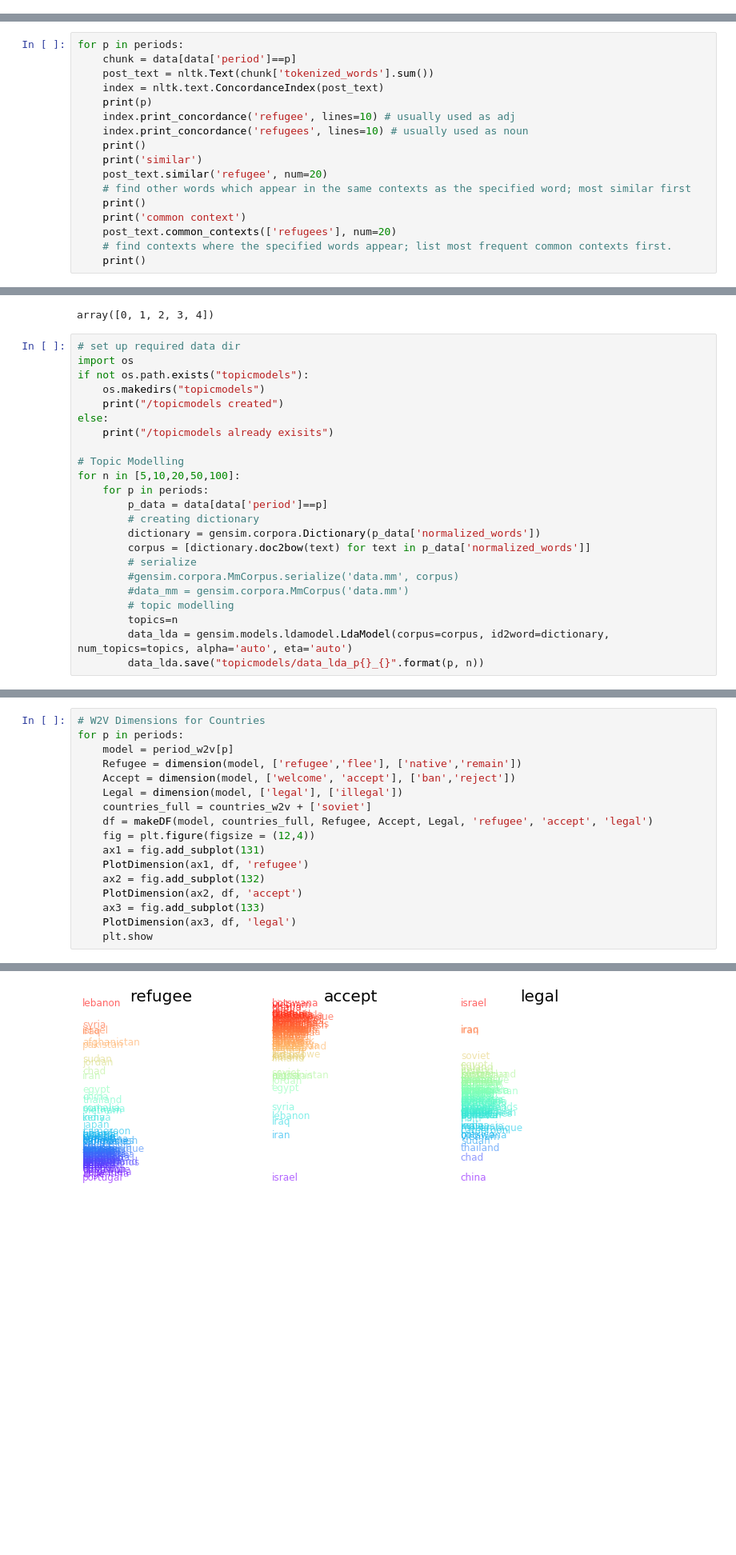
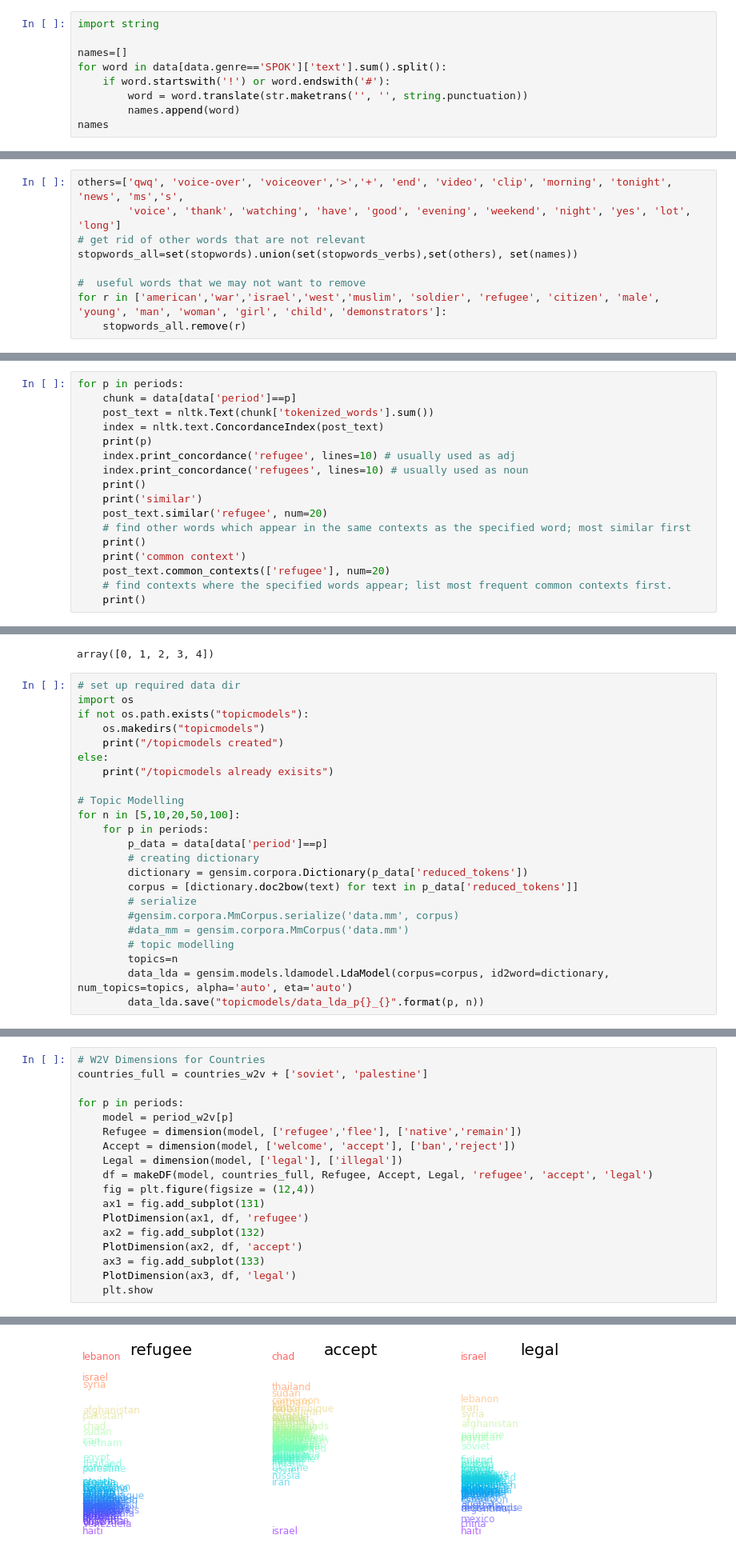
Before and after one commit to rachel-ker/refugeediscourse, a Jupyter notebook: data_analysis.ipynb, the cells around one changed output, grey strips where cells are left out. Shown at 80% size. Drawn from its saved outputs; the diff is of its cells as text; blank space fills up the shorter version.

```diff
--- a/data_analysis.ipynb
+++ b/data_analysis.ipynb
@@ -56,0 +61,9 @@ data.head()
+# %%
+import string
+
+names=[]
+for word in data[data.genre=='SPOK']['text'].sum().split():
+    if word.startswith('!') or word.endswith('#'):
+        word = word.translate(str.maketrans('', '', string.punctuation))
+        names.append(word)
+names
@@ -93,3 +120,12 @@ stopwords_all.remove('american') # might be useful for w2v
+# %%
+others=['qwq', 'voice-over', 'voiceover','>','+', 'end', 'video', 'clip', 'morning', 'tonight', 'news', 'ms','s',
+        'voice', 'thank', 'watching', 'have', 'good', 'evening', 'weekend', 'night', 'yes', 'lot', 'long']
+# get rid of other words that are not relevant
+stopwords_all=set(stopwords).union(set(stopwords_verbs),set(others), set(names))
+
+#  useful words that we may not want to remove
+for r in ['american','war','israel','west','muslim', 'soldier', 'refugee', 'citizen', 'male', 'young', 'man', 'woman', 'girl', 'child', 'demonstrators']:
+    stopwords_all.remove(r)
 # %%
 len(stopwords_all)
 # %% [output]
@@ -203,7 +224,7 @@ for p in periods:
     # find other words which appear in the same contexts as the specified word; most similar first
     print()
     print('common context')
-    post_text.common_contexts(['refugees'], num=20)
+    post_text.common_contexts(['refugee'], num=20)
     # find contexts where the specified words appear; list most frequent common contexts first.
     print()
 # %% [output]
@@ -337,8 +356,8 @@ for n in [5,10,20,50,100]:
     for p in periods:
         p_data = data[data['period']==p]
         # creating dictionary
-        dictionary = gensim.corpora.Dictionary(p_data['normalized_words'])
-        corpus = [dictionary.doc2bow(text) for text in p_data['normalized_words']]
+        dictionary = gensim.corpora.Dictionary(p_data['reduced_tokens'])
+        corpus = [dictionary.doc2bow(text) for text in p_data['reduced_tokens']]
         # serialize
         #gensim.corpora.MmCorpus.serialize('data.mm', corpus)
         #data_mm = gensim.corpora.MmCorpus('data.mm')
@@ -683,11 +702,12 @@ plt.legend(loc='center left', bbox_to_anchor=(1, 0.5),ncol=3)
 # %%
 # W2V Dimensions for Countries
+countries_full = countries_w2v + ['soviet', 'palestine']
+
 for p in periods:
     model = period_w2v[p]
     Refugee = dimension(model, ['refugee','flee'], ['native','remain'])
     Accept = dimension(model, ['welcome', 'accept'], ['ban','reject'])
     Legal = dimension(model, ['legal'], ['illegal'])
-    countries_full = countries_w2v + ['soviet']
     df = makeDF(model, countries_full, Refugee, Accept, Legal, 'refugee', 'accept', 'legal')
     fig = plt.figure(figsize = (12,4))
     ax1 = fig.add_subplot(131)
@@ -704 +724 @@ for p in periods:
-[figure, old version]
+[figure, new version]
```
Also changed, not shown: parts of 23 cells of this notebook.
